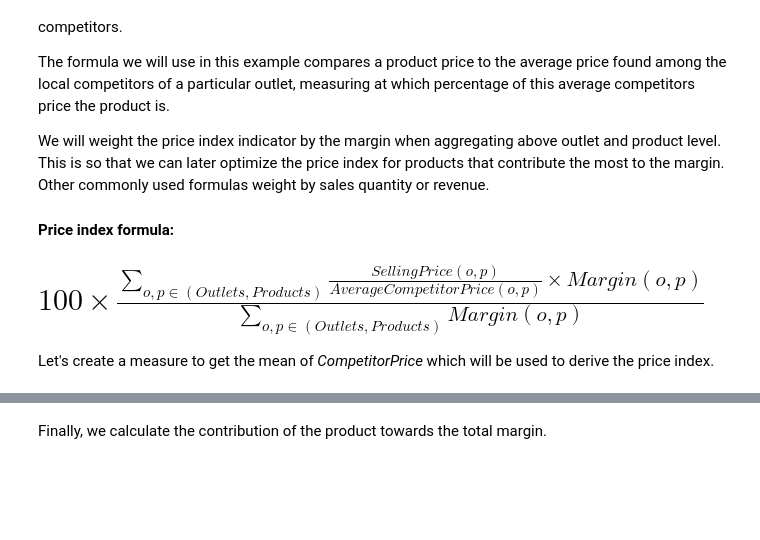
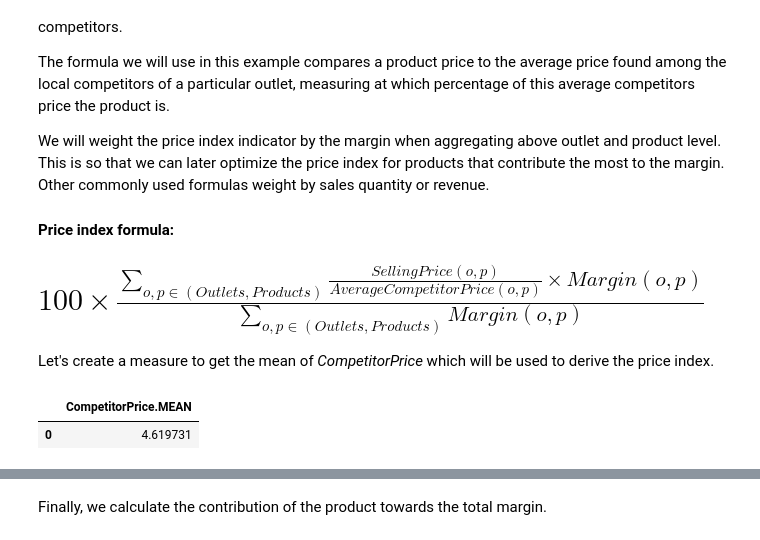
Before and after one commit to atoti/notebooks, a Jupyter notebook: retail/geopricing/main.ipynb, the cells around one changed output, grey strips where cells are left out. Cells and saved outputs as stored; diff of their text form; code cells hidden in the pictures; blank space fills up the shorter version.

```diff
--- a/retail/geopricing/main.ipynb
+++ b/retail/geopricing/main.ipynb
@@ -103,8 +103,8 @@ Next we proceed to load data into our outlets for the data cube.
 #### Data loading and cube creation
 We begin by creating an atoti session.
 # %%
-config = tt.config.create_config(port=9999)
-session = tt.create_session(config=config)
+# config = tt.config.create_config(port=9999)
+session = tt.create_session()
 # %% [markdown]
 We load the distance matrix into a data store. This will facilitate the computation of the number of competitors per area radius.
 Though not implemented in this notebook, we can also use it for analysis of price index against the competitors within a distance range.
@@ -287,7 +287,13 @@ We will weight the price index indicator by the margin when aggregating above ou
 
 Let's create a measure to get the mean of _CompetitorPrice_ which will be used to derive the price index.
 # %%
-m["CompetitorPrice.MEAN"] = tt.agg.mean(competitorPrices["CompetitorPrice"])
+m["CompetitorPrice.MEAN"] = tt.agg.mean(m["CompetitorPrice.VALUE"])
+m["CompetitorPrice.MEAN"].formatter = "DOUBLE[#,###.00]"
+
+price_index_cube.query(m["CompetitorPrice.MEAN"])
+# %% [output]
+|  | CompetitorPrice.MEAN |
+| 0 | 4.619731 |
 # %% [markdown]
 We see how the weight price index indicator can be achieved in the next few cells.
 Realize how we are setting the scope on _ProductId_ and _OutletId_? This will ensure the summation of the various measures at the _Outlets_ and _Product_ level as required by the formula.
```
Also changed, not shown: parts of 43 cells of this notebook, 1 other file.
